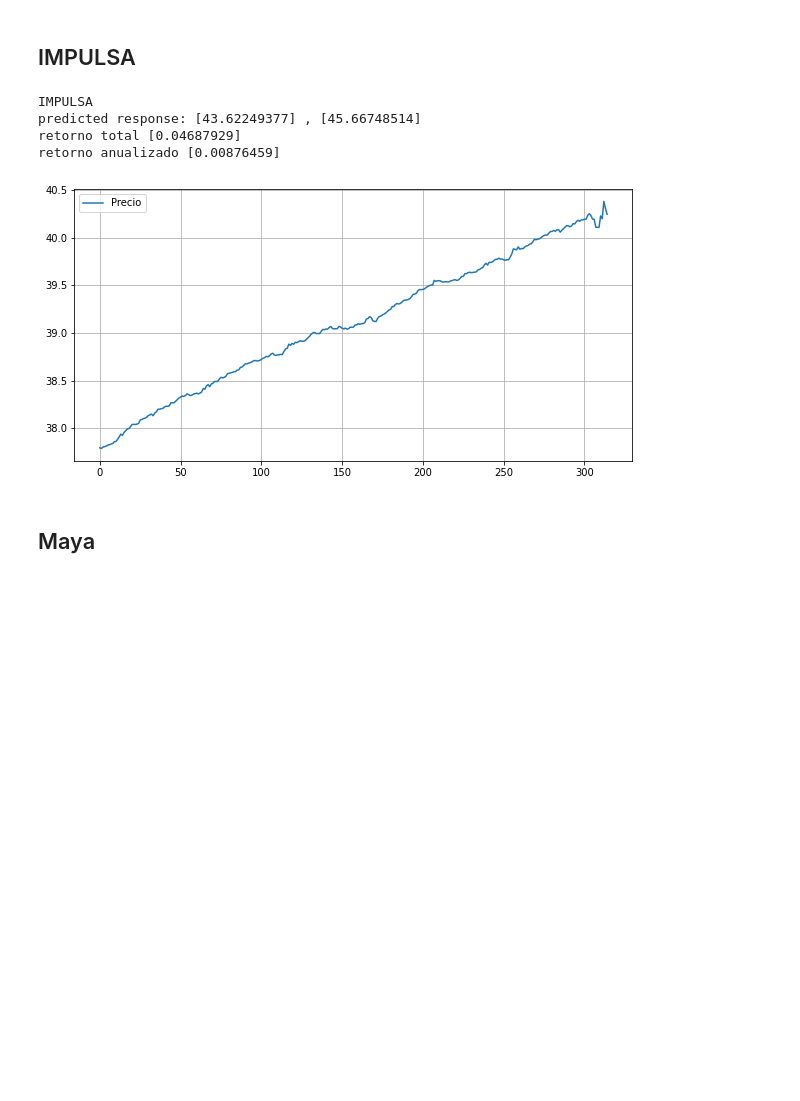
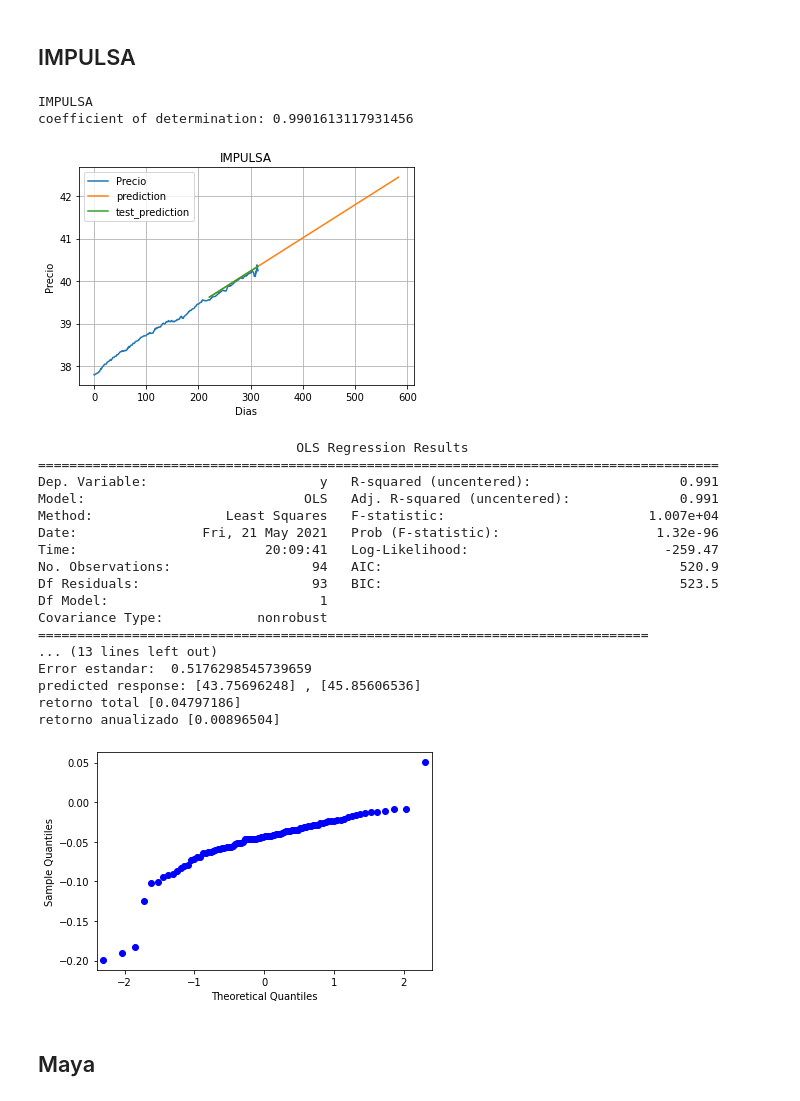
Before and after one commit to UlmoMacias/proyecto1704, a Jupyter notebook: main.ipynb, the cells around one changed output. Drawn from its saved outputs; the diff is of its cells as text; code cells hidden in the pictures; blank space fills up the shorter version.

```diff
--- a/main.ipynb
+++ b/main.ipynb
@@ -123,7 +198,11 @@ retorno anualizado [0.00935397]
 ## ACTIMED
 # %%
 emisora = emisoras[1]
-model = regresion_Lineal(emisora)
+model1 = regresion_Lineal(emisora)
+model = model1[0]
+vect = model1[1]
+n = model1[2]
+print("Error estandar: ",math.sqrt( sum(reg)*1)/ (n -2) )
 
 inicio = model.predict([[751]])
 fin = model.predict([[751 + (365-96)]])
@@ -132,5 +211,7 @@ print('predicted response:', inicio, ",", fin)
 
 ret = retorno_annualizado(inicio,fin)
 emisoras[1] = ("ACTIMED",ret)
+qqplot(vect)
+plt.show()
 # %% [output]
 ACTIMED
@@ -142,8 +239,11 @@ retorno anualizado [0.01125744]
 ## ACTIREN
 # %%
 emisora = emisoras[2]
-model = regresion_Lineal(emisora)
-
+model1 = regresion_Lineal(emisora)
+model = model1[0]
+vect = model1[1]
+n = model1[2]
+print("Error estandar: ",math.sqrt( sum(reg)*1)/ (n -2) )
 inicio = model.predict([[751]])
 fin = model.predict([[751 + (365-96)]])
 print('predicted response:', inicio, ",", fin)
@@ -151,5 +251,7 @@ print('predicted response:', inicio, ",", fin)
 
 ret = retorno_annualizado(inicio,fin)
 emisoras[2] = ("ACTIREN",ret)
+qqplot(vect)
+plt.show()
 # %% [output]
 ACTIREN
@@ -161,7 +279,11 @@ retorno anualizado [0.00592394]
 ## ALTERNA
 # %%
 emisora = emisoras[3]
-model = regresion_Lineal(emisora)
+model1 = regresion_Lineal(emisora)
+model = model1[0]
+vect = model1[1]
+n = model1[2]
+print("Error estandar: ",math.sqrt( sum(reg)*1)/ (n -2) )
 
 inicio = model.predict([[751]])
 fin = model.predict([[751 + (365-96)]])
@@ -170,5 +292,7 @@ print('predicted response:', inicio, ",", fin)
 
 ret = retorno_annualizado(inicio,fin)
 emisoras[3] = ("ALTERNA",ret)
+qqplot(vect)
+plt.show()
 # %% [output]
 ALTERNA
@@ -180,7 +320,11 @@ retorno anualizado [0.01098087]
 ## ACTVIDA
 # %%
 emisora = emisoras[4]
-model = regresion_Lineal(emisora)
+model1 = regresion_Lineal(emisora)
+model = model1[0]
+vect = model1[1]
+n = model1[2]
+print("Error estandar: ",math.sqrt( sum(reg)*1)/ (n -2) )
 
 inicio = model.predict([[751]])
 fin = model.predict([[751 + (365-96)]])
@@ -189,5 +333,7 @@ print('predicted response:', inicio, ",", fin)
 
 ret = retorno_annualizado(inicio,fin)
 emisoras[4] = ("ACTVIDA",ret)
+qqplot(vect)
+plt.show()
 # %% [output]
 ACTVIDA
@@ -199,21 +361,43 @@ retorno anualizado [0.01035327]
 ## IMPULSA
 # %%
 emisora = emisoras[5]
-model = regresion_Lineal(emisora)
+model1 = regresion_Lineal(emisora)
+model = model1[0]
+vect = model1[1]
+n = model1[2]
+print("Error estandar: ",math.sqrt( sum(reg)*1)/ (n -2) )
 
 inicio = model.predict([[751]])
 fin = model.predict([[751 + (365-96)]])
 print('predicted response:', inicio, ",", fin)
 
 
 ret = retorno_annualizado(inicio,fin)
 emisoras[5] = ("IMPULSA",ret)
+qqplot(vect)
+plt.show()
 # %% [output]
 IMPULSA
-predicted response: [43.62249377] , [45.66748514]
-retorno total [0.04687929]
-retorno anualizado [0.00876459]
+coefficient of determination: 0.9901613117931456
-[figure, old version]
+[figure, new version]
+                                 OLS Regression Results
+=======================================================================================
+Dep. Variable:                      y   R-squared (uncentered):                   0.991
+Model:                            OLS   Adj. R-squared (uncentered):              0.991
+Method:                 Least Squares   F-statistic:                          1.007e+04
+Date:                Fri, 21 May 2021   Prob (F-statistic):                    1.32e-96
+Time:                        20:09:41   Log-Likelihood:                         -259.47
+No. Observations:                  94   AIC:                                      520.9
+Df Residuals:                      93   BIC:                                      523.5
+Df Model:                           1
+Covariance Type:            nonrobust
+==============================================================================
+... (13 lines left out)
+Error estandar:  0.5176298545739659
+predicted response: [43.75696248] , [45.85606536]
+retorno total [0.04797186]
+retorno anualizado [0.00896504]
+[figure, added]
 # %% [markdown]
 ## Maya
 # %%
```
Also changed, not shown: parts of 7 cells of this notebook.
